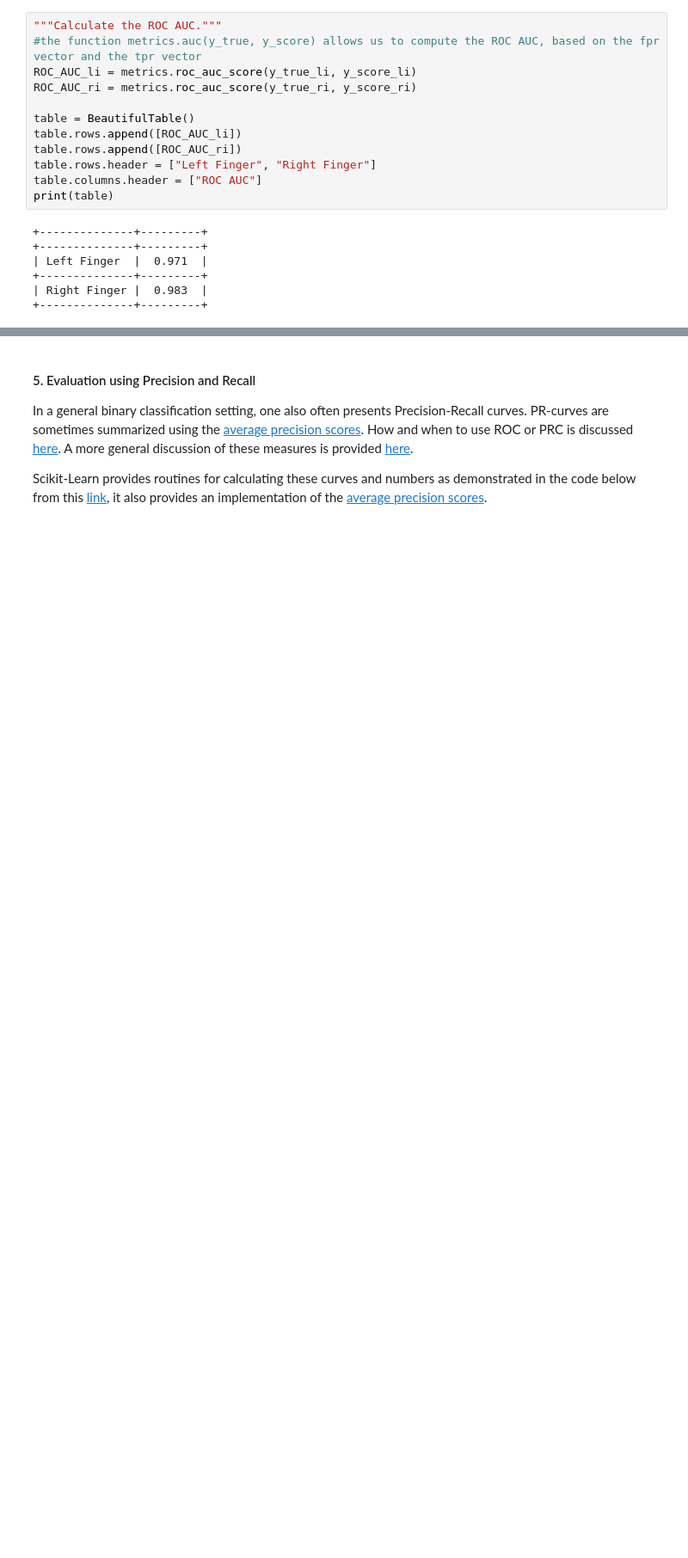
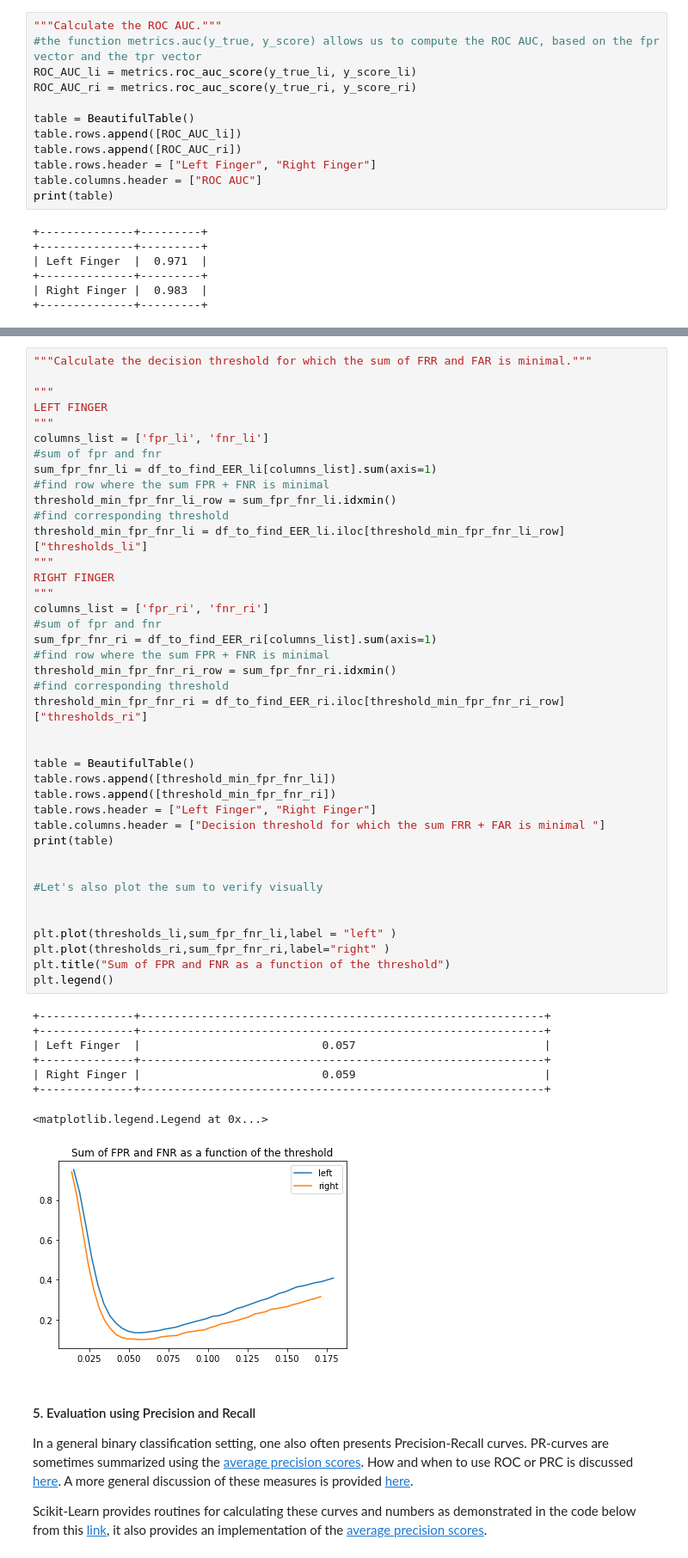
Before and after one commit to denizsoysal/biometrics, a Jupyter notebook: assignments/Assignment1/assignment_1_2022.ipynb, the cells around one changed output, grey strips where cells are left out. Shown: that part at 86% size. Drawn from its saved outputs; the diff is of its cells as text; blank space fills up the shorter version.

Commit message:
[ADD] functions

```diff
--- a/assignments/Assignment1/assignment_1_2022.ipynb
+++ b/assignments/Assignment1/assignment_1_2022.ipynb
@@ -689,3 +702,52 @@ Text(0, 0.5, 'FRR')
+# %%
+"""Calculate the decision threshold for which the sum of FRR and FAR is minimal."""
+
+"""
+LEFT FINGER
+"""
+columns_list = ['fpr_li', 'fnr_li']
+#sum of fpr and fnr
+sum_fpr_fnr_li = df_to_find_EER_li[columns_list].sum(axis=1)
+#find row where the sum FPR + FNR is minimal
+threshold_min_fpr_fnr_li_row = sum_fpr_fnr_li.idxmin()
+#find corresponding threshold
+threshold_min_fpr_fnr_li = df_to_find_EER_li.iloc[threshold_min_fpr_fnr_li_row]["thresholds_li"]
+"""
+RIGHT FINGER
+"""
+columns_list = ['fpr_ri', 'fnr_ri']
+#sum of fpr and fnr
+sum_fpr_fnr_ri = df_to_find_EER_ri[columns_list].sum(axis=1)
+#find row where the sum FPR + FNR is minimal
+threshold_min_fpr_fnr_ri_row = sum_fpr_fnr_ri.idxmin()
+#find corresponding threshold
+threshold_min_fpr_fnr_ri = df_to_find_EER_ri.iloc[threshold_min_fpr_fnr_ri_row]["thresholds_ri"]
+
+
+table = BeautifulTable()
+table.rows.append([threshold_min_fpr_fnr_li])
+table.rows.append([threshold_min_fpr_fnr_ri])
+table.rows.header = ["Left Finger", "Right Finger"]
+table.columns.header = ["Decision threshold for which the sum FRR + FAR is minimal "]
+print(table)
+
+
+#Let's also plot the sum to verify visually
+
+
+plt.plot(thresholds_li,sum_fpr_fnr_li,label = "left" )
+plt.plot(thresholds_ri,sum_fpr_fnr_ri,label="right" )
+plt.title("Sum of FPR and FNR as a function of the threshold")
+plt.legend()
+# %% [output]
++--------------+------------------------------------------------------------+
++--------------+------------------------------------------------------------+
+| Left Finger  |                           0.057                            |
++--------------+------------------------------------------------------------+
+| Right Finger |                           0.059                            |
++--------------+------------------------------------------------------------+
+<matplotlib.legend.Legend at 0x...>
+[figure, added]
 # %% [markdown]
 #### 5. Evaluation using Precision and Recall
 
```
Also changed, not shown: parts of 7 cells of this notebook.
